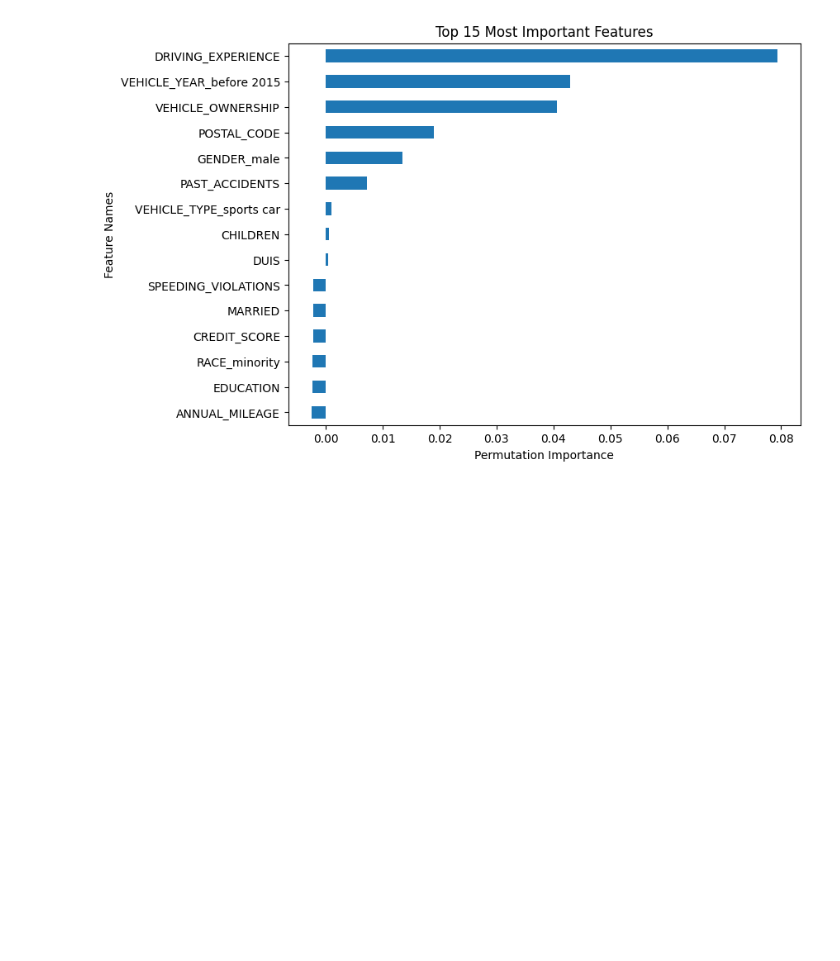
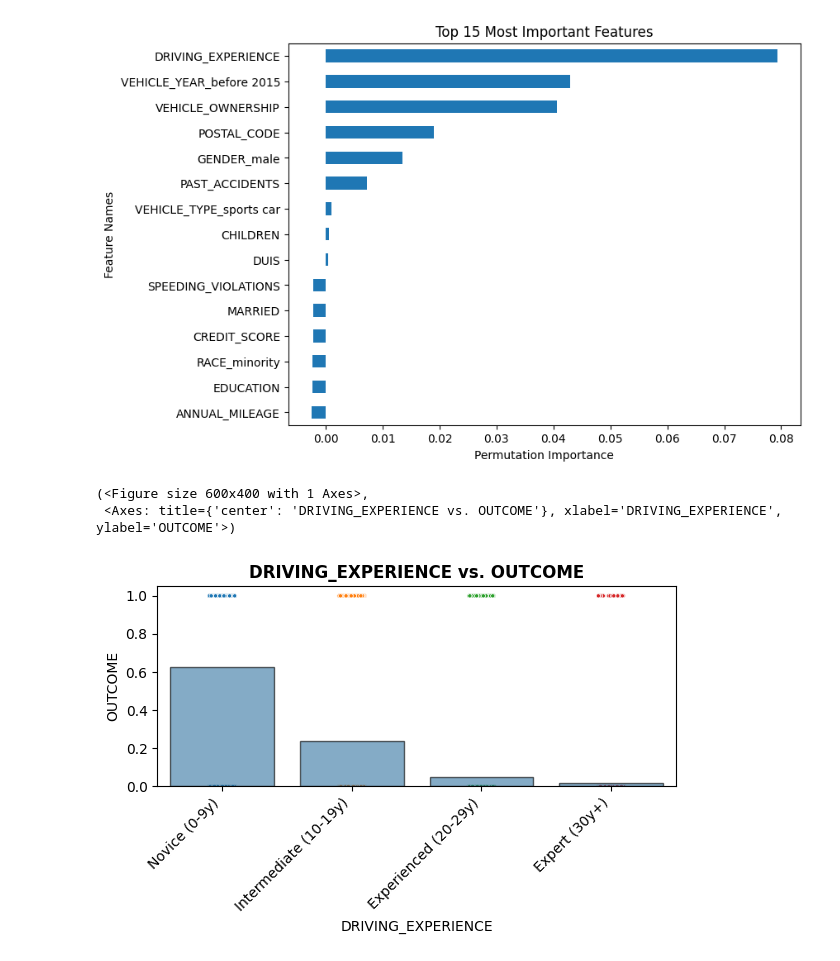
Before and after one commit to farahwadya/Car-insurance-intermediate-machine-learning-project, a Jupyter notebook: Car_insurance_prj.ipynb, the cells around one changed output. Cells and saved outputs as stored; diff of their text form; code cells hidden in the pictures; blank space fills up the shorter version.

```diff
--- a/Car_insurance_prj.ipynb
+++ b/Car_insurance_prj.ipynb
@@ -570,3 +652,9 @@ ax = plot_importance(permutation_importances,top_n=15)
 ax.set(xlabel='Permutation Importance');
 # %% [output]
 [figure]
+# %%
+plot_categorical_vs_target(df, x='DRIVING_EXPERIENCE', y='OUTCOME')
+# %% [output]
+(<Figure size 600x400 with 1 Axes>,
+ <Axes: title={'center': 'DRIVING_EXPERIENCE vs. OUTCOME'}, xlabel='DRIVING_EXPERIENCE', ylabel='OUTCOME'>)
+[figure, added]
```
Also changed, not shown: parts of 7 cells of this notebook.
